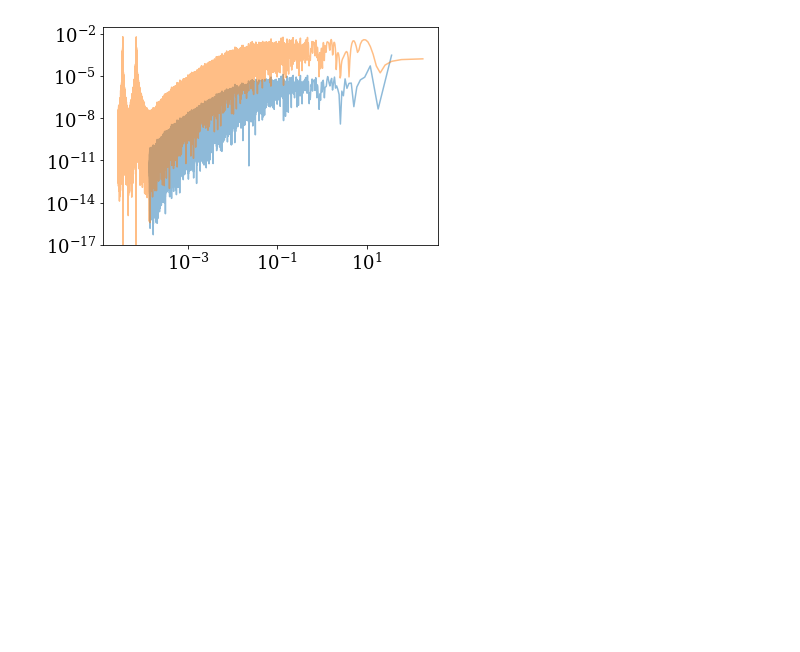
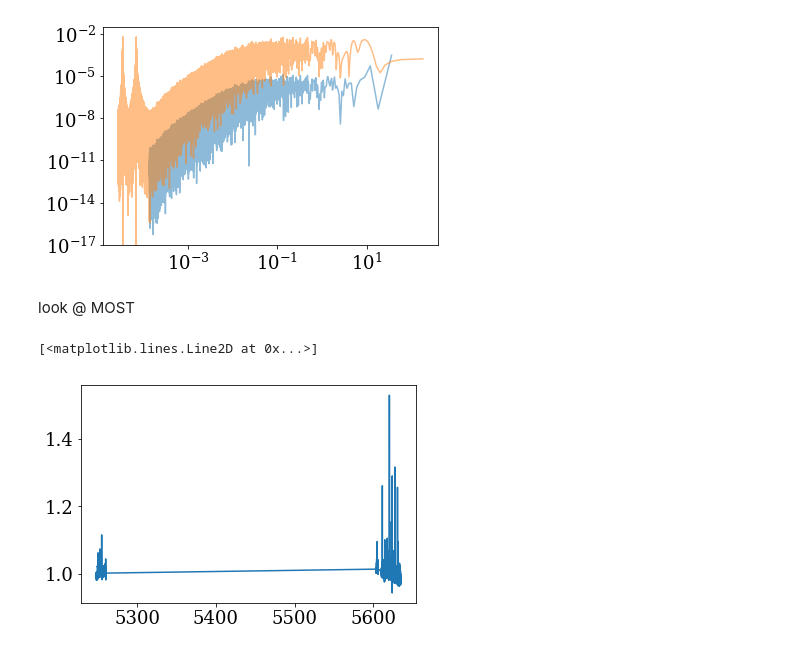
Before and after one commit to ernewton/flareninja, a Jupyter notebook: jradavenport_fwdmodel/fmodel.ipynb, the cells around one changed output. Cells and saved outputs as stored; diff of their text form; code cells hidden in the pictures; blank space fills up the shorter version.

```diff
--- a/jradavenport_fwdmodel/fmodel.ipynb
+++ b/jradavenport_fwdmodel/fmodel.ipynb
@@ -230,3 +232,12 @@ plt.xscale('log')
 plt.yscale('log')
 # %% [output]
 [figure]
+# %% [markdown]
+look @ MOST
+# %%
+most = pd.read_table('/Users/james/Dropbox/research_projects/most-flares-kipping/alldata.dat',
+                     delim_whitespace=True, names=['time','flux'])
+plt.plot(most['time'], most['flux'])
+# %% [output]
+[<matplotlib.lines.Line2D at 0x...>]
+[figure, added]
```
Also changed, not shown: parts of 3 cells of this notebook, 1 other file.
